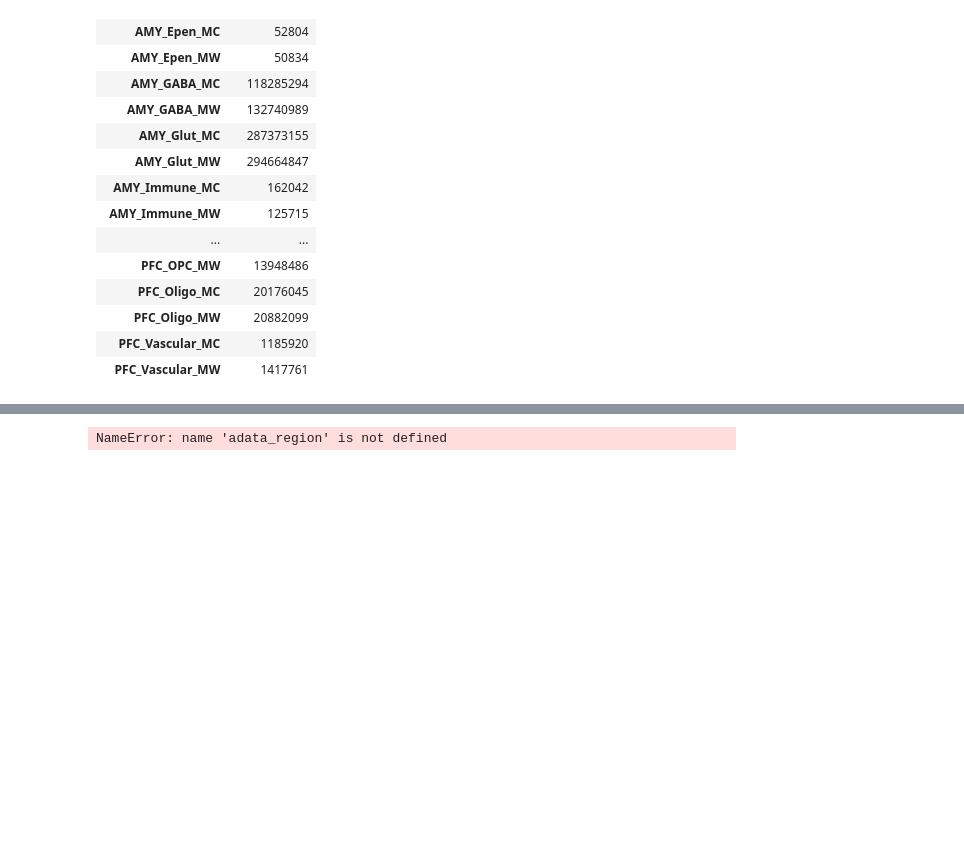
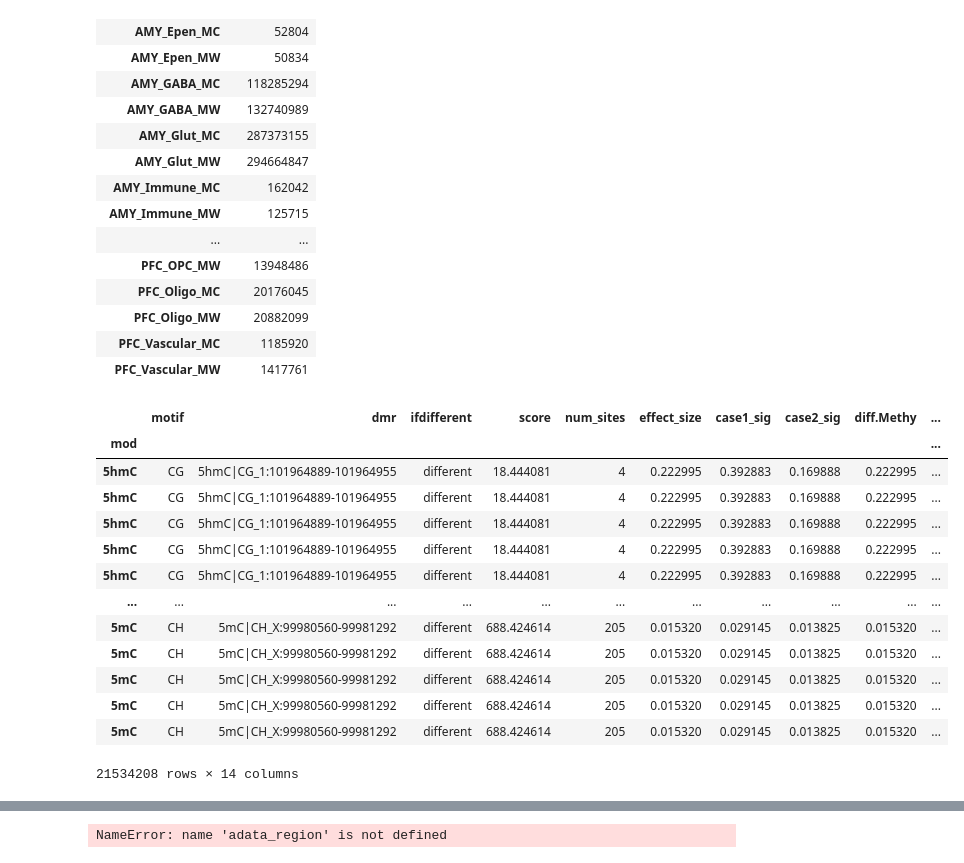
Before and after one commit to juychen/scmmd, a Jupyter notebook: 19dmrprocessing.ipynb, the cells around one changed output, grey strips where cells are left out. Cells and saved outputs as stored; diff of their text form; code cells hidden in the pictures; blank space fills up the shorter version.

```diff
--- a/19dmrprocessing.ipynb
+++ b/19dmrprocessing.ipynb
@@ -66,5 +66,20 @@ df_total_counttable
 import warnings
 warnings.filterwarnings("ignore")
 # %%
-df_dmr= pd.read_csv('/data1st2/hannan_25/data/Nanopore_processV1/nanopore_08_differential/summary/dmrmerged_seg_anno_2tools_nofilter_0901.csv',index_col=0)
+df_dmr= pd.read_csv('/data1st2/hannan_25/data/Nanopore_processV1/nanopore_08_differential/summary/dmrmerged_seg_anno_2tools_nofilter.csv',index_col=0)
 df_dmr
+# %% [output]
+|  | motif | dmr | ifdifferent | score | num_sites | effect_size | case1_sig | case2_sig | diff.Methy | ... |
+| mod |  |  |  |  |  |  |  |  |  | ... |
+| 5hmC | CG | 5hmC|CG_1:101964889-101964955 | different | 18.444081 | 4 | 0.222995 | 0.392883 | 0.169888 | 0.222995 | ... |
+| 5hmC | CG | 5hmC|CG_1:101964889-101964955 | different | 18.444081 | 4 | 0.222995 | 0.392883 | 0.169888 | 0.222995 | ... |
+| 5hmC | CG | 5hmC|CG_1:101964889-101964955 | different | 18.444081 | 4 | 0.222995 | 0.392883 | 0.169888 | 0.222995 | ... |
+| 5hmC | CG | 5hmC|CG_1:101964889-101964955 | different | 18.444081 | 4 | 0.222995 | 0.392883 | 0.169888 | 0.222995 | ... |
+| 5hmC | CG | 5hmC|CG_1:101964889-101964955 | different | 18.444081 | 4 | 0.222995 | 0.392883 | 0.169888 | 0.222995 | ... |
+| ... | ... | ... | ... | ... | ... | ... | ... | ... | ... | ... |
+| 5mC | CH | 5mC|CH_X:99980560-99981292 | different | 688.424614 | 205 | 0.015320 | 0.029145 | 0.013825 | 0.015320 | ... |
+| 5mC | CH | 5mC|CH_X:99980560-99981292 | different | 688.424614 | 205 | 0.015320 | 0.029145 | 0.013825 | 0.015320 | ... |
+| 5mC | CH | 5mC|CH_X:99980560-99981292 | different | 688.424614 | 205 | 0.015320 | 0.029145 | 0.013825 | 0.015320 | ... |
+| 5mC | CH | 5mC|CH_X:99980560-99981292 | different | 688.424614 | 205 | 0.015320 | 0.029145 | 0.013825 | 0.015320 | ... |
+| 5mC | CH | 5mC|CH_X:99980560-99981292 | different | 688.424614 | 205 | 0.015320 | 0.029145 | 0.013825 | 0.015320 | ... |
+21534208 rows × 14 columns
```
Also changed, not shown: parts of 8 cells of this notebook, 2 other files.
